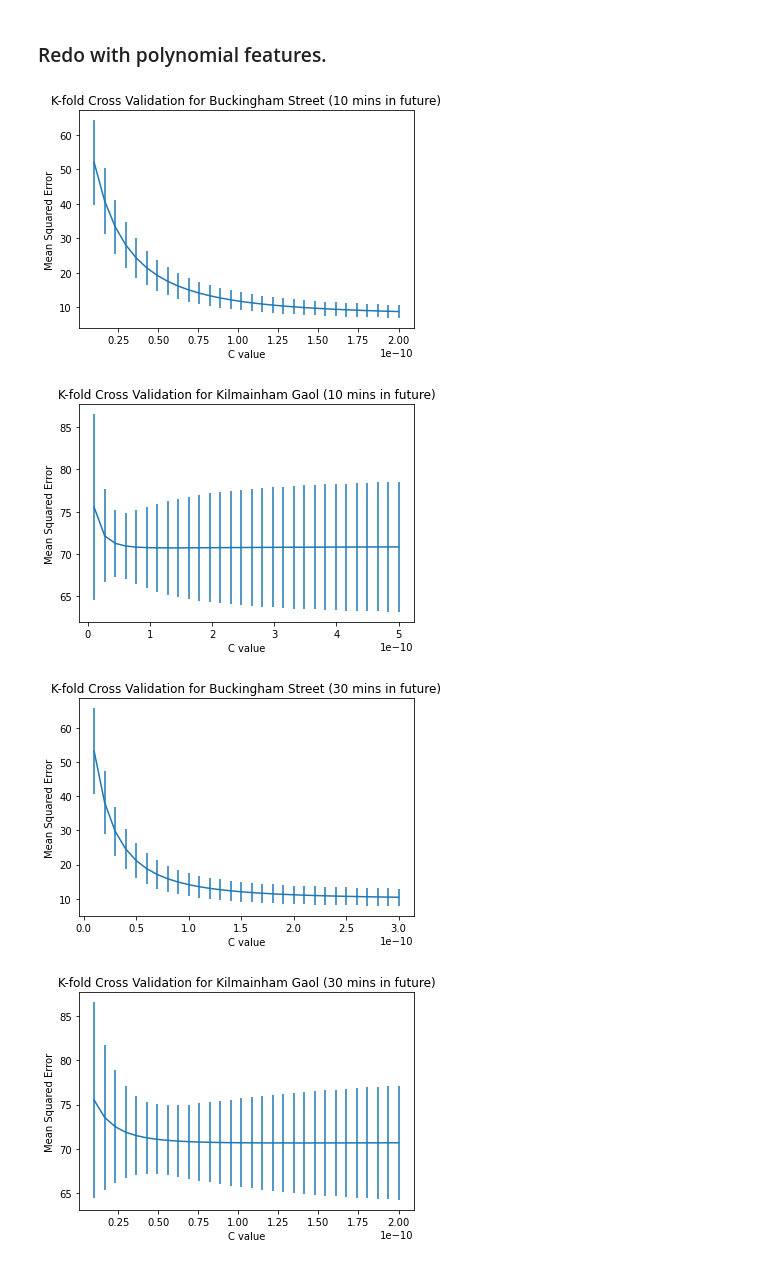
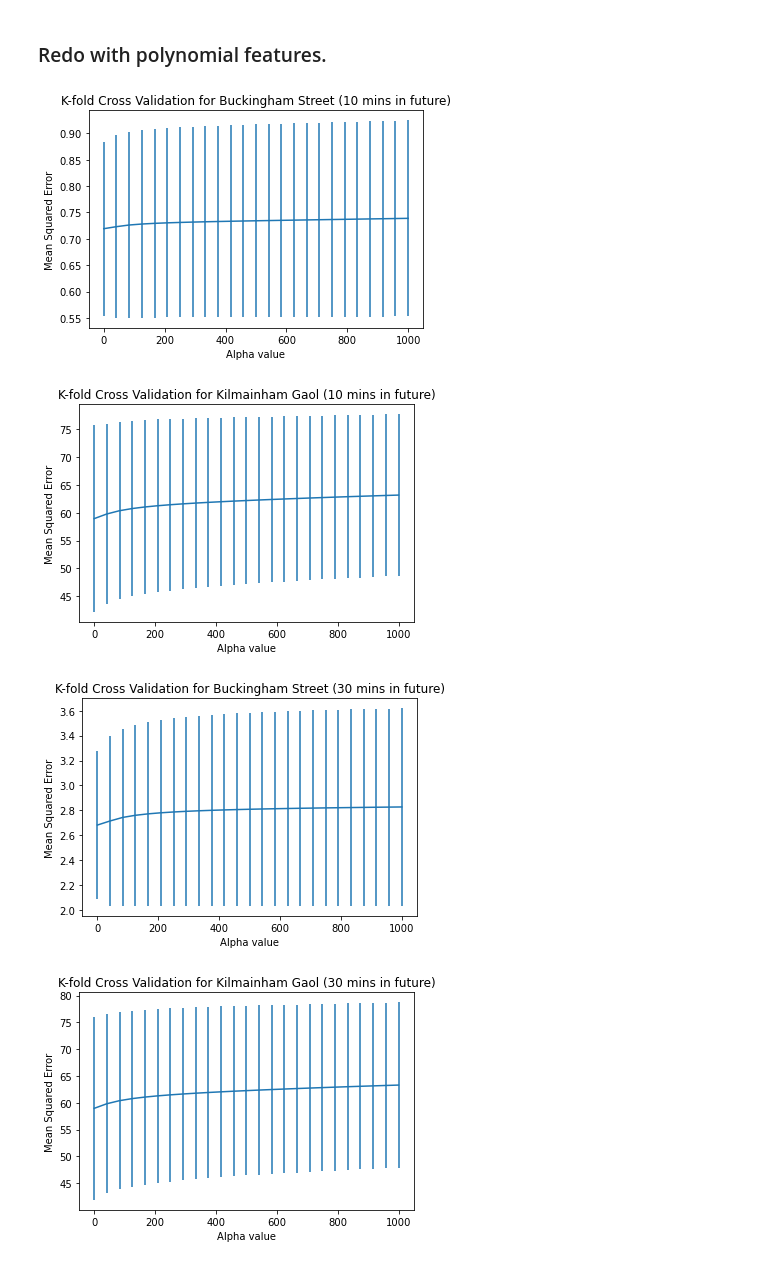
Before and after one commit to daltHub/Final-Assignment, a Jupyter notebook: ridge.ipynb, the cells around one changed output. Drawn from its saved outputs; the diff is of its cells as text; code cells hidden in the pictures.

```diff
--- a/ridge.ipynb
+++ b/ridge.ipynb
@@ -394,19 +347,21 @@ X3_train, X3_test, y3_train, y3_test = train_test_split(polyX3, Y3, test_size=0.
 X4_train, X4_test, y4_train, y4_test = train_test_split(polyX4, Y4, test_size=0.3, random_state=42)
 X5_train, X5_test, y5_train, y5_test = train_test_split(polyX5, Y5, test_size=0.3, random_state=42)
 X6_train, X6_test, y6_train, y6_test = train_test_split(polyX6, Y6, test_size=0.3, random_state=42)
-# %%
-C_range = np.linspace(0.00000000001, 2e-10,num=30)
-Kfold_for_C_ridge(polyX1,Y1,C_range, 'K-fold Cross Validation for Buckingham Street (10 mins in future)')
-C_range = np.linspace(0.00000000001, 0.5e-9,num=30)
-Kfold_for_C_ridge(polyX2,Y2,C_range, 'K-fold Cross Validation for Kilmainham Gaol (10 mins in future)')
-# %% [output]
-[figure, removed]
-[figure, removed]
-# %%
-C_range = np.linspace(0.00000000001, 3e-10,num=30)
-Kfold_for_C_ridge(polyX3,Y3,C_range, 'K-fold Cross Validation for Buckingham Street (30 mins in future)')
-C_range = np.linspace(0.00000000001, 2e-10,num=30)
-Kfold_for_C_ridge(polyX4,Y4,C_range, 'K-fold Cross Validation for Kilmainham Gaol (30 mins in future)')
-# %% [output]
-[figure, removed]
-[figure, removed]
+# %%
+alphas = np.linspace(0.00000000001, 1000,num=25)
+ml.Kfold_for_alpha_ridge(polyX1,Y1,alphas, 'K-fold Cross Validation for Buckingham Street (10 mins in future)')
+
+ml.Kfold_for_alpha_ridge(polyX2,Y2,alphas, 'K-fold Cross Validation for Kilmainham Gaol (10 mins in future)')
+
+ml.Kfold_for_alpha_ridge(polyX3,Y3,alphas, 'K-fold Cross Validation for Buckingham Street (30 mins in future)')
+
+ml.Kfold_for_alpha_ridge(polyX4,Y4,alphas, 'K-fold Cross Validation for Kilmainham Gaol (30 mins in future)')
+
+ml.Kfold_for_alpha_ridge(polyX5,Y5,alphas, 'K-fold Cross Validation for Buckingham Street (60 mins in future)')
+
+ml.Kfold_for_alpha_ridge(polyX6,Y6,alphas, 'K-fold Cross Validation for Kilmainham Gaol (60 mins in future)')
+# %% [output]
+[figure, added]
+[figure, added]
+[figure, added]
+[figure, added]
```
Also changed, not shown: parts of 16 cells of this notebook, 1 other file.
